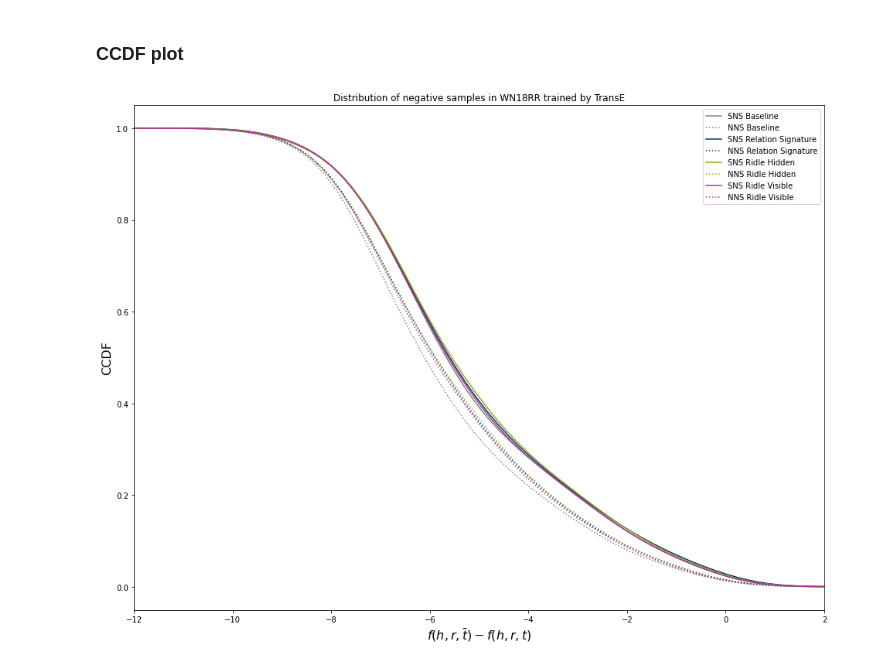
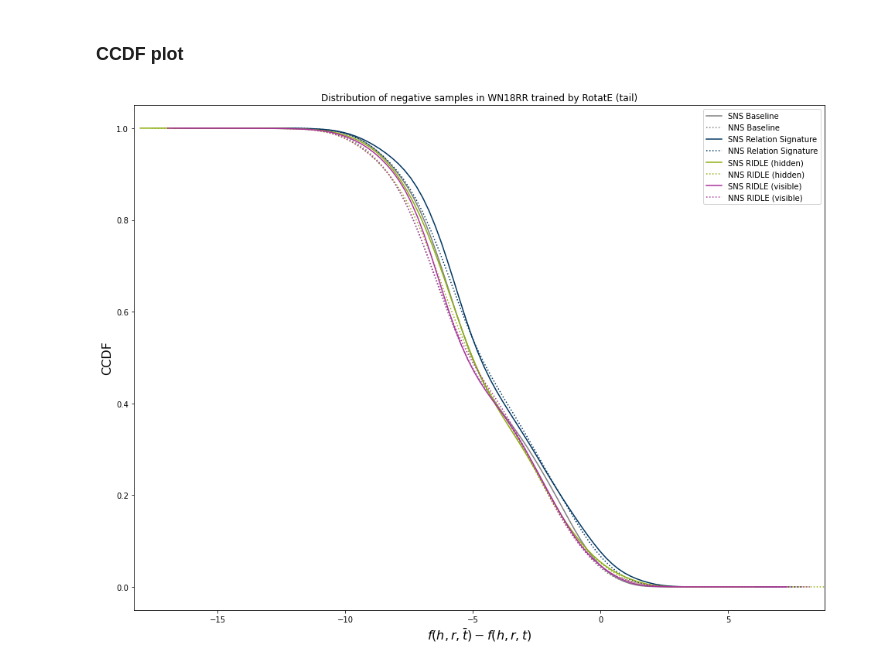
Before and after one commit to jguski/negative_sampling_rbm, a Jupyter notebook: neg_triples_quality_analysis.ipynb, the cells around one changed output. Cells and saved outputs as stored; diff of their text form; code cells hidden in the pictures.

```diff
--- a/neg_triples_quality_analysis.ipynb
+++ b/neg_triples_quality_analysis.ipynb
@@ -11,7 +11,7 @@ from pykeen.datasets import get_dataset
 from negative_samplers import *
 
 #ns_qual_analysis_dir = "output/NS_quality_analysis"
-experiment_name = "TransE-WN18RR"
+experiment_name = "RotatE-WN18RR"
 dataset_name = "-".join(experiment_name.split("-")[1:])
 dataset_instance = get_dataset(dataset=dataset_name)
 # %% [markdown]
@@ -39,6 +39,10 @@ selected = ['esns_baseline_no_exploration-1000',
 'esns_relaxed_no_exploration-absolute-1000',
 'esns_ridle_no_exploration-cosine-compressed-1000',
 'esns_ridle_no_exploration-cosine-reconstructed-1000'] # ]# , 'esns_ridle_no_exploration-cosine-compressed-1000', 'esns_ridle_no_exploration-cosine-reconstructed-1000']
+# %%
+head_or_tail='tail'
+columns = {'head': 0,
+'tail': 2}
 # %%
 for s in selected:
     iterations_path = glob(subexperiments[s] + "/iteration*")
@@ -60,46 +64,53 @@ for s in selected:
 # %% [markdown]
 ### CCDF plot
 # %%
-title = "Distribution of negative samples in {} trained by {}".format(("-".join(experiment_name.split("-")[1:])), experiment_name.split("-")[0])
+title = "Distribution of negative samples in {} trained by {} ({})".format(("-".join(experiment_name.split("-")[1:])), experiment_name.split("-")[0], head_or_tail)
 legend = {'esns_baseline_no_exploration-1000': "Baseline",
 'basic': "Uniform",
 'esns_relaxed_no_exploration-absolute-1000': "Relation Signature",
-'esns_ridle_no_exploration-cosine-compressed-1000': "Ridle Hidden",
-'esns_ridle_no_exploration-cosine-reconstructed-1000': "Ridle Visible"}
+'esns_ridle_no_exploration-cosine-compressed-1000': "RIDLE (hidden)",
+'esns_ridle_no_exploration-cosine-reconstructed-1000': "RIDLE (visible)"}
 # %%
 plt.figure(figsize=(16,12))
+lower_limit = 0
+upper_limit = -10
 import sys
 #colors = plt.rcParams['axes.prop_cycle'].by_key()['color']
 colors = ['gray', '#003560', '#8DAE10', '#ac329d']
 color_index = 0
 for set in selected:
     sns, nns = [], []
-    for f in glob(subexperiments[set]+"/NS_quality_analysis/*/*.npz"):
+    for f in glob(subexperiments[set]+"/NS_quality_analysis/"+head_or_tail+"/*/*.npz"):
         minus_distances = dict(np.load(f))
         sns += list(minus_distances['sns'])
         nns += list(minus_distances['nns'])
 
     count_sns, bins_count_sns = np.histogram(sns, bins=100)
     count_nns, bins_count_nns = np.histogram(nns, bins=100)
 
     pdf_sns = count_sns / sum(count_sns)
     pdf_nns = count_nns / sum(count_nns)
 
     cdf_sns = np.cumsum(pdf_sns)
     cdf_nns = np.cumsum(pdf_nns)
 
     plt.plot(bins_count_sns[1:], 1-cdf_sns, label="SNS {}".format(legend[selected[color_index]]), color=colors[color_index])
     plt.plot(bins_count_nns[1:], 1-cdf_nns, label="NNS {}".format(legend[selected[color_index]]), color=colors[color_index], linestyle="dotted")
 
     plt.title(title)
     plt.legend()
     #plt.title(plot_title, fontsize=20)
-    plt.xlabel(r"$f(h, r, \bar{t}) - f(h, r, t)$", fontsize=16)
+    if head_or_tail == "tail":
+        plt.xlabel(r"$f(h, r, \bar{t}) - f(h, r, t)$", fontsize=16)
+    else:
+        plt.xlabel(r"$f(\bar{h}, r, t) - f(h, r, t)$", fontsize=16)
     plt.ylabel("CCDF", fontsize=16)
-    plt.xlim(-12,2)
+    lower_limit = min(lower_limit, min(min(nns),min(sns)))
+    upper_limit = max(upper_limit, max(max(nns),max(sns)))
+    plt.xlim(lower_limit,upper_limit)
 
     color_index += 1
 
-    plt.savefig("Output/Plots/NS_quality_analysis/" + experiment_name)
+    plt.savefig("Output/Plots/NS_quality_analysis/" + experiment_name + "_" + head_or_tail)
 # %% [output]
-[figure, old version]
+[figure, new version]
```
Also changed, not shown: parts of 2 cells of this notebook, 9 other files.
